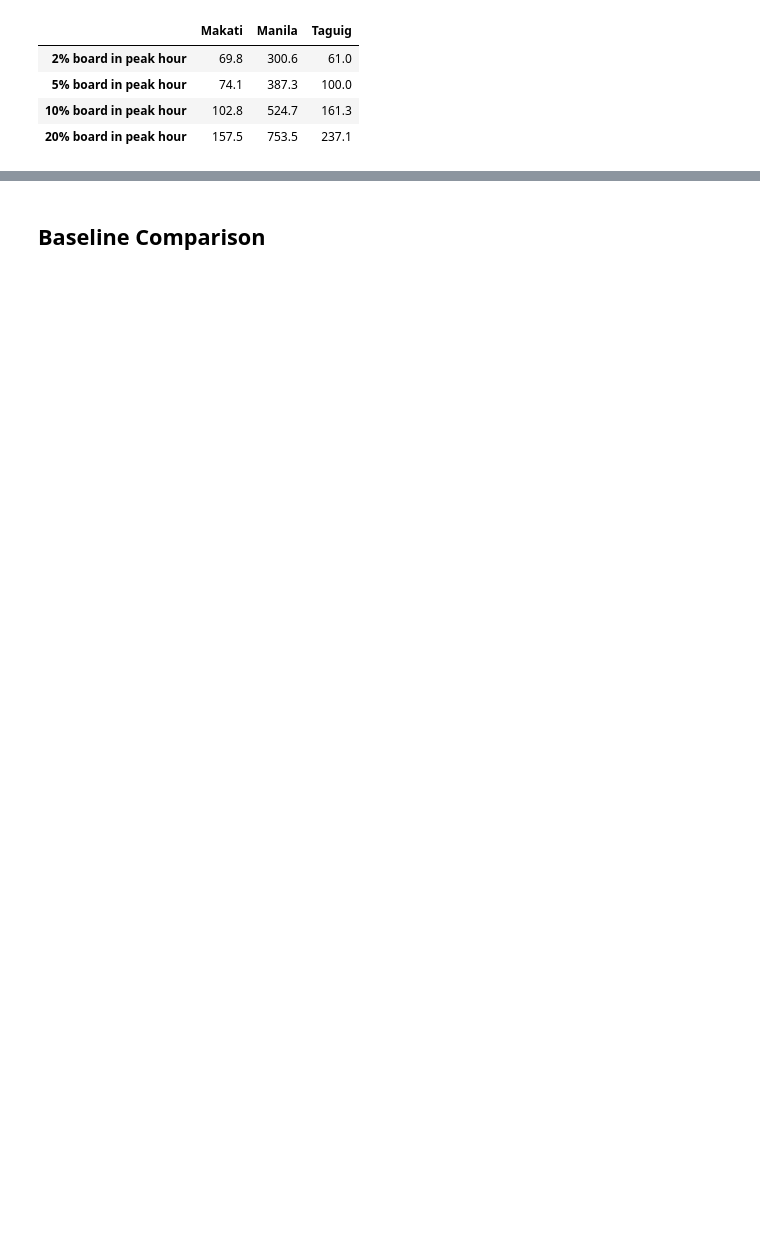
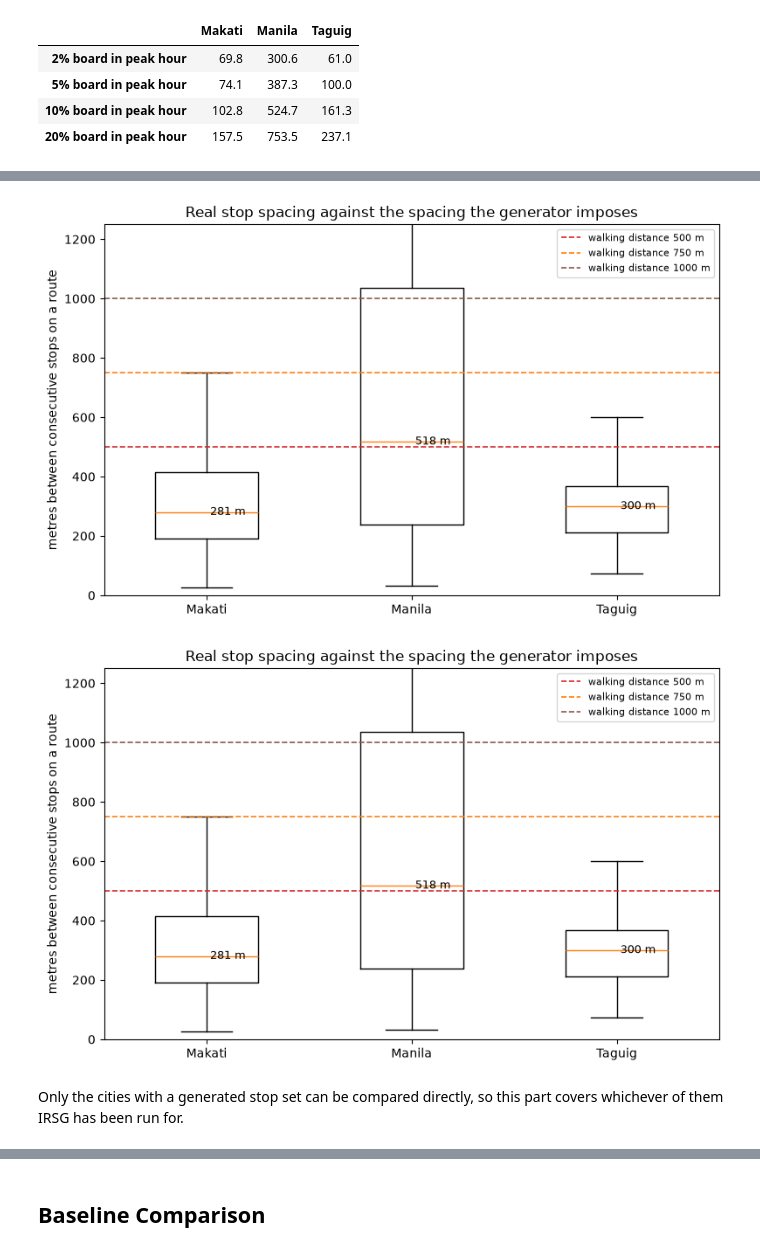
Before and after one commit to dlsudatasci/optimize-jeepney-routes-NSGA2, a Jupyter notebook: notebooks/EDA.ipynb, the cells around one changed output, grey strips where cells are left out. Drawn from its saved outputs; the diff is of its cells as text; code cells hidden in the pictures; blank space fills up the shorter version.

```diff
--- a/notebooks/EDA.ipynb
+++ b/notebooks/EDA.ipynb
@@ -264,0 +291,15 @@ pd.DataFrame(
+# %%
+from analysis.stop_basis import (basis_comparison, cheapest_possible_cost,
+                                 route_stop_spacing, sakay_stop_coords,
+                                 thinning_curve)
+
+# 1. How far apart the real stops actually are.
+spacings = {city: route_stop_spacing(networks[city]) for city in CITIES}
+
+pd.DataFrame([{"City": city,
+               "p25": np.percentile(gaps, 25),
+               "Median": np.median(gaps),
+               "p75": np.percentile(gaps, 75),
+               "Share >= smallest walking distance":
+                   float((gaps >= min(WALKING_DISTANCES)).mean())}
+              for city, gaps in spacings.items()]).set_index("City").round(2)
@@ -264,0 +312,9 @@ pd.DataFrame(
+# %%
+display(figures.plot_stop_spacing(spacings, WALKING_DISTANCES,
+                                  FIGURE_DIR / "stop_spacing.png"))
+# %% [output]
+[figure, added]
+[figure, added]
+# %% [markdown]
+Only the cities with a generated stop set can be compared directly, so this part covers
+whichever of them IRSG has been run for.
```
Also changed, not shown: parts of 17 cells of this notebook, 30 other files.
